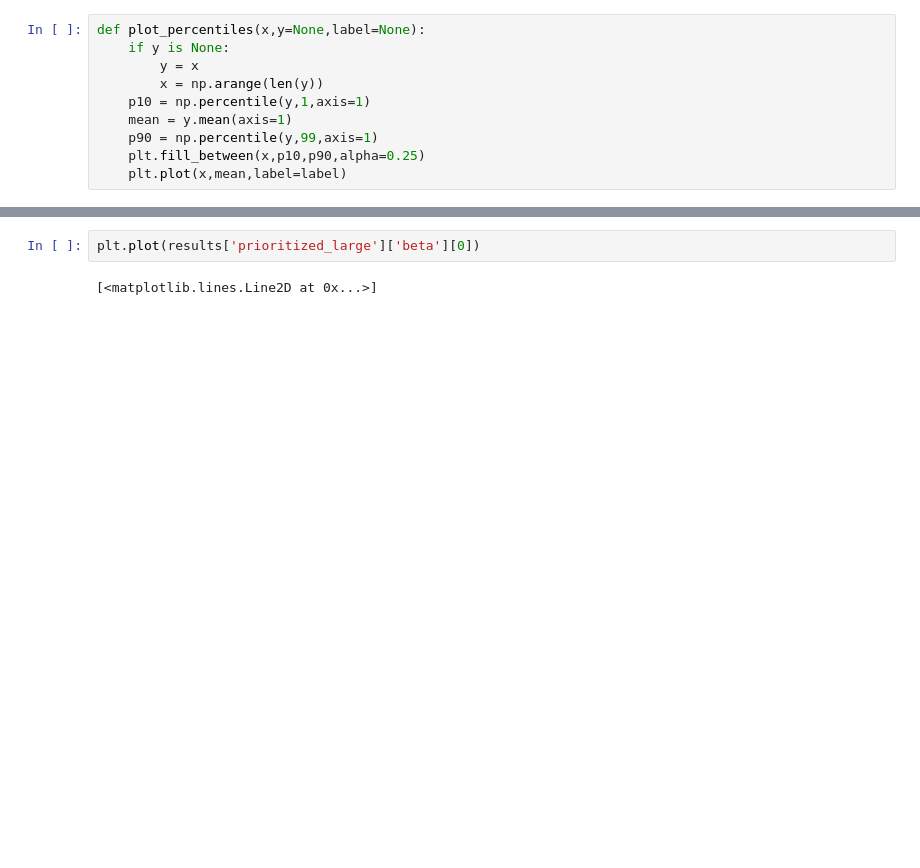
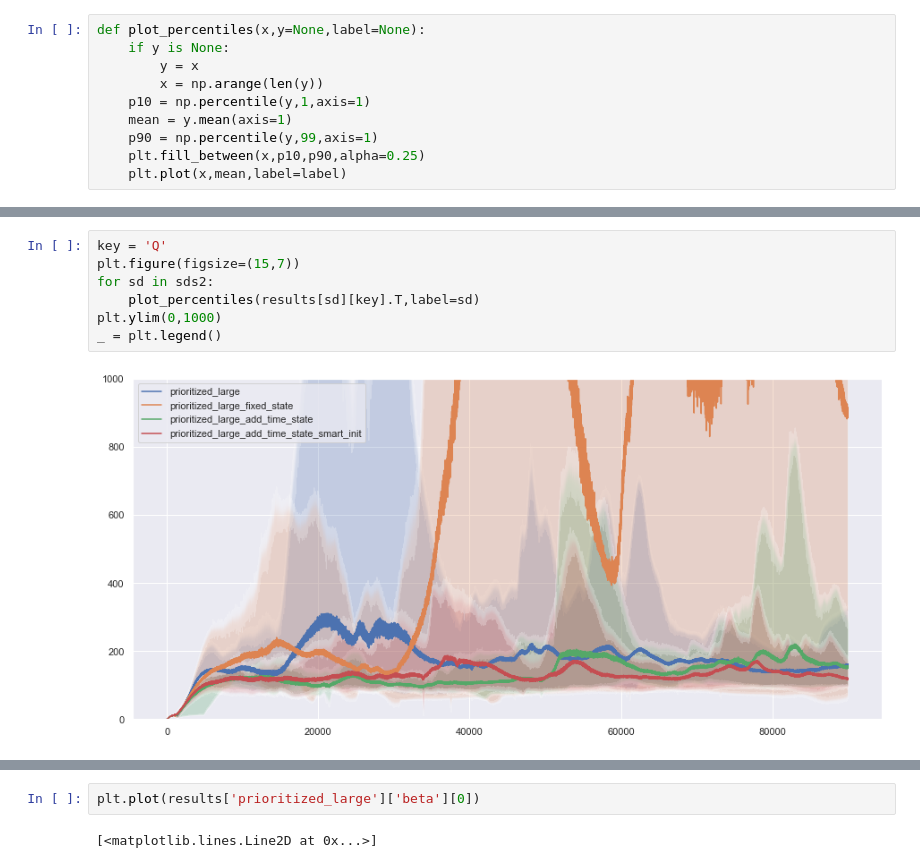
Before and after one commit to justinmaojones/agentflow, a Jupyter notebook: notebooks/eval_results_cartpole_ddg7.ipynb, the cells around one changed output, grey strips where cells are left out. Drawn from its saved outputs; the diff is of its cells as text; blank space fills up the shorter version.

```diff
--- a/notebooks/eval_results_cartpole_ddg7.ipynb
+++ b/notebooks/eval_results_cartpole_ddg7.ipynb
@@ -96,3 +163,12 @@ _ = plt.legend()
+# %%
+key = 'Q'
+plt.figure(figsize=(15,7))
+for sd in sds2:
+    plot_percentiles(results[sd][key].T,label=sd)
+plt.ylim(0,1000)
+_ = plt.legend()
+# %% [output]
+[figure, added]
 # %%
 key = 'Q'
 plt.figure(figsize=(15,7))
```
Also changed, not shown: parts of 10 cells of this notebook.
